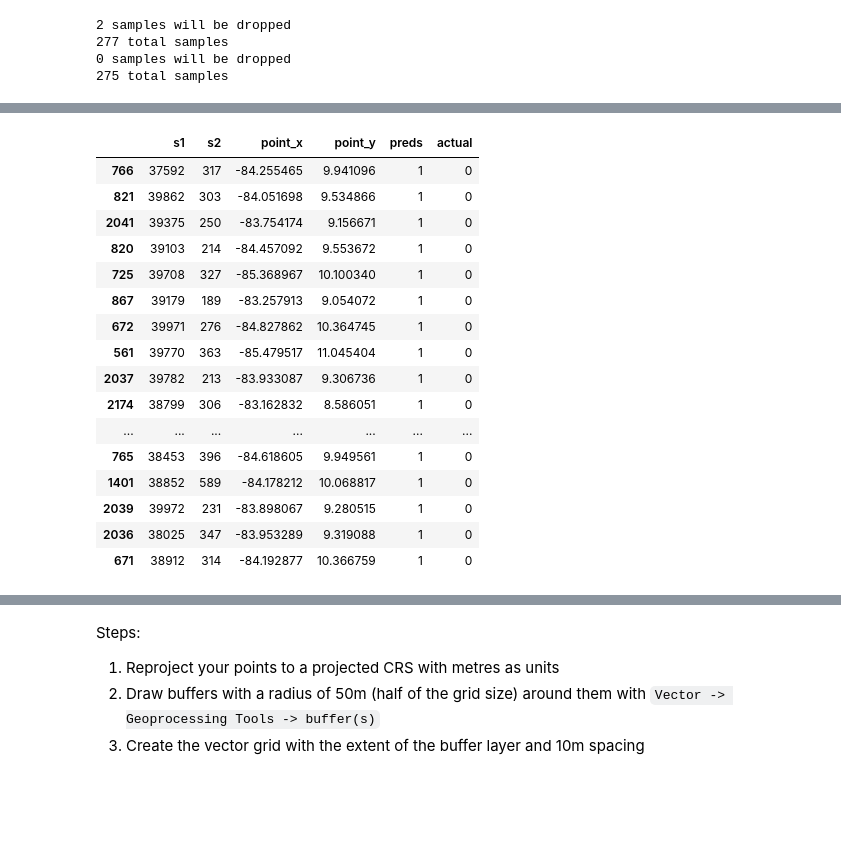
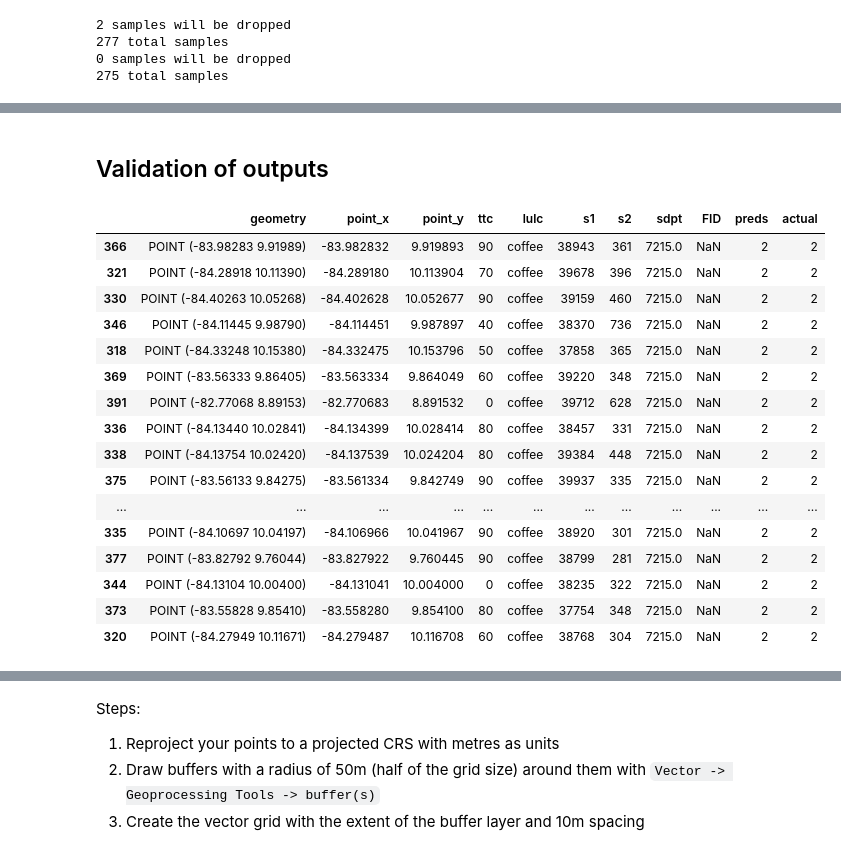
Before and after one commit to wri/plantation_classifier, a Jupyter notebook: notebooks/label_propagation.ipynb, the cells around one changed output, grey strips where cells are left out. Drawn from its saved outputs; the diff is of its cells as text; code cells hidden in the pictures; blank space fills up the shorter version.

```diff
--- a/notebooks/label_propagation.ipynb
+++ b/notebooks/label_propagation.ipynb
@@ -651,24 +656,19 @@ Accuracy: 0.5857142857142857
 # %%
-X = labeled[['s1','s2', 'point_x', 'point_y']]
-y = labeled['label']
-
-Xun = unlabeled[['s1','s2', 'point_x', 'point_y']]
-yun = unlabeled['label']
-
 # create the mixed training dataset
-X_mixed = pd.concat([X, Xun])
-y_mixed = pd.concat([y, yun])
+X_mixed = pd.concat([labeled.drop(['label'], axis=1), unlabeled.drop(['label'], axis=1)])
+y_mixed = pd.concat([labeled['label'], unlabeled['label']])
 
 # have to train test split after to ensure train and text have same representation
 X_train, X_test, y_train, y_test = train_test_split(X_mixed, y_mixed, random_state=22, stratify=y_mixed)
 
-print('Mixed Train Set:', X_train.shape, y_train.shape)
-print('Test Set:', X_test.shape, y_test.shape)
+# drop unnecessary cols
+X_train_ = X_train[['s1','s2', 'point_x', 'point_y']]
+X_test_ = X_test[['s1','s2', 'point_x', 'point_y']]
 
 # perform scaling
 scaler = StandardScaler()
-X_train_sc = scaler.fit_transform(X_train)
-X_test_sc = scaler.transform(X_test)
+X_train_sc = scaler.fit_transform(X_train_)
+X_test_sc = scaler.transform(X_test_)
 
 param_grid = {
     'kernel': ['knn', 'rbf'],  # 2 different kernel choices
@@ -741,22 +708,0 @@ Name: 766, dtype: object
-# %%
-# first is mangrove
-# second looks like natural trees amongst forest plantation
-misclass[(misclass.preds == 1) & (misclass.actual == 0)]
-# %% [output]
-|  | s1 | s2 | point_x | point_y | preds | actual |
-| 766 | 37592 | 317 | -84.255465 | 9.941096 | 1 | 0 |
-| 821 | 39862 | 303 | -84.051698 | 9.534866 | 1 | 0 |
-| 2041 | 39375 | 250 | -83.754174 | 9.156671 | 1 | 0 |
-| 820 | 39103 | 214 | -84.457092 | 9.553672 | 1 | 0 |
-| 725 | 39708 | 327 | -85.368967 | 10.100340 | 1 | 0 |
-| 867 | 39179 | 189 | -83.257913 | 9.054072 | 1 | 0 |
-| 672 | 39971 | 276 | -84.827862 | 10.364745 | 1 | 0 |
-| 561 | 39770 | 363 | -85.479517 | 11.045404 | 1 | 0 |
-| 2037 | 39782 | 213 | -83.933087 | 9.306736 | 1 | 0 |
-| 2174 | 38799 | 306 | -83.162832 | 8.586051 | 1 | 0 |
-| ... | ... | ... | ... | ... | ... | ... |
-| 765 | 38453 | 396 | -84.618605 | 9.949561 | 1 | 0 |
-| 1401 | 38852 | 589 | -84.178212 | 10.068817 | 1 | 0 |
-| 2039 | 39972 | 231 | -83.898067 | 9.280515 | 1 | 0 |
-| 2036 | 38025 | 347 | -83.953289 | 9.319088 | 1 | 0 |
-| 671 | 38912 | 314 | -84.192877 | 10.366759 | 1 | 0 |
@@ -764,0 +709,2 @@ misclass[(misclass.preds == '0') & (misclass.actual == '0')]
+# %% [markdown]
+## Validation of outputs
@@ -764,0 +721,21 @@ misclass[(misclass.preds == '0') & (misclass.actual == '0')]
+# %%
+# did it get any of the agroforestry right?
+X_test[(X_test.preds == 2)&(X_test.actual == 2)]
+# %% [output]
+|  | geometry | point_x | point_y | ttc | lulc | s1 | s2 | sdpt | FID | preds | actual |
+| 366 | POINT (-83.98283 9.91989) | -83.982832 | 9.919893 | 90 | coffee | 38943 | 361 | 7215.0 | NaN | 2 | 2 |
+| 321 | POINT (-84.28918 10.11390) | -84.289180 | 10.113904 | 70 | coffee | 39678 | 396 | 7215.0 | NaN | 2 | 2 |
+| 330 | POINT (-84.40263 10.05268) | -84.402628 | 10.052677 | 90 | coffee | 39159 | 460 | 7215.0 | NaN | 2 | 2 |
+| 346 | POINT (-84.11445 9.98790) | -84.114451 | 9.987897 | 40 | coffee | 38370 | 736 | 7215.0 | NaN | 2 | 2 |
+| 318 | POINT (-84.33248 10.15380) | -84.332475 | 10.153796 | 50 | coffee | 37858 | 365 | 7215.0 | NaN | 2 | 2 |
+| 369 | POINT (-83.56333 9.86405) | -83.563334 | 9.864049 | 60 | coffee | 39220 | 348 | 7215.0 | NaN | 2 | 2 |
+| 391 | POINT (-82.77068 8.89153) | -82.770683 | 8.891532 | 0 | coffee | 39712 | 628 | 7215.0 | NaN | 2 | 2 |
+| 336 | POINT (-84.13440 10.02841) | -84.134399 | 10.028414 | 80 | coffee | 38457 | 331 | 7215.0 | NaN | 2 | 2 |
+| 338 | POINT (-84.13754 10.02420) | -84.137539 | 10.024204 | 80 | coffee | 39384 | 448 | 7215.0 | NaN | 2 | 2 |
+| 375 | POINT (-83.56133 9.84275) | -83.561334 | 9.842749 | 90 | coffee | 39937 | 335 | 7215.0 | NaN | 2 | 2 |
+| ... | ... | ... | ... | ... | ... | ... | ... | ... | ... | ... | ... |
+| 335 | POINT (-84.10697 10.04197) | -84.106966 | 10.041967 | 90 | coffee | 38920 | 301 | 7215.0 | NaN | 2 | 2 |
+| 377 | POINT (-83.82792 9.76044) | -83.827922 | 9.760445 | 90 | coffee | 38799 | 281 | 7215.0 | NaN | 2 | 2 |
+| 344 | POINT (-84.13104 10.00400) | -84.131041 | 10.004000 | 0 | coffee | 38235 | 322 | 7215.0 | NaN | 2 | 2 |
+| 373 | POINT (-83.55828 9.85410) | -83.558280 | 9.854100 | 80 | coffee | 37754 | 348 | 7215.0 | NaN | 2 | 2 |
+| 320 | POINT (-84.27949 10.11671) | -84.279487 | 10.116708 | 60 | coffee | 38768 | 304 | 7215.0 | NaN | 2 | 2 |
```
Also changed, not shown: parts of 57 cells of this notebook.
